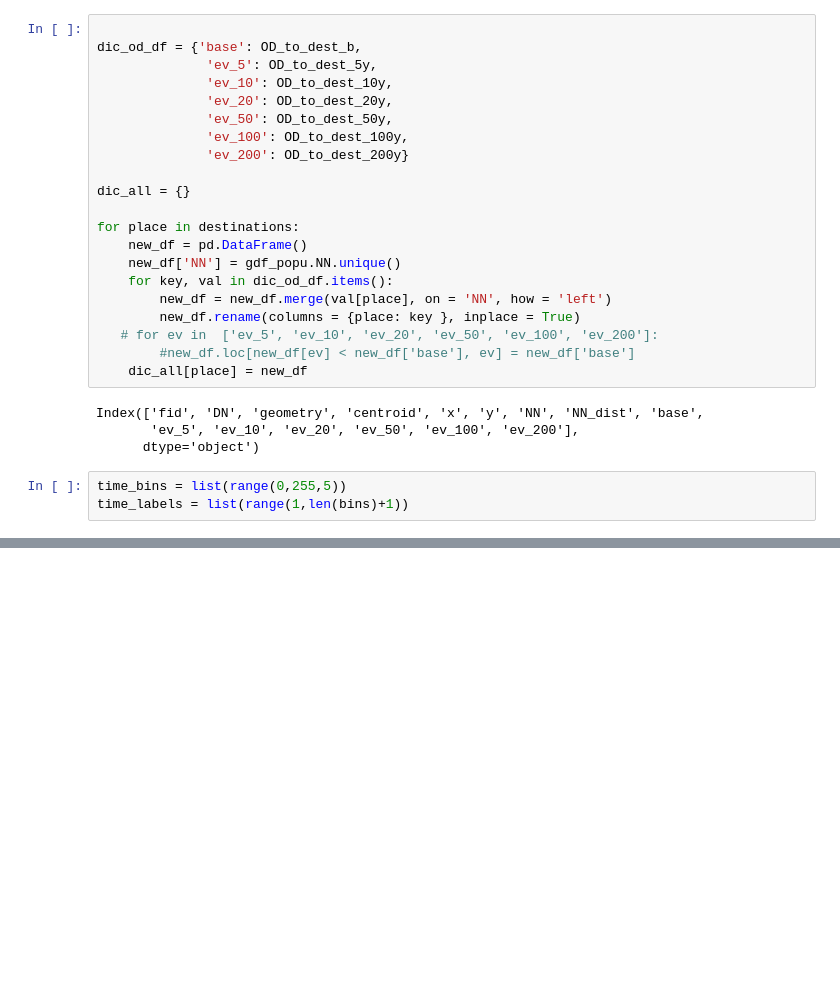
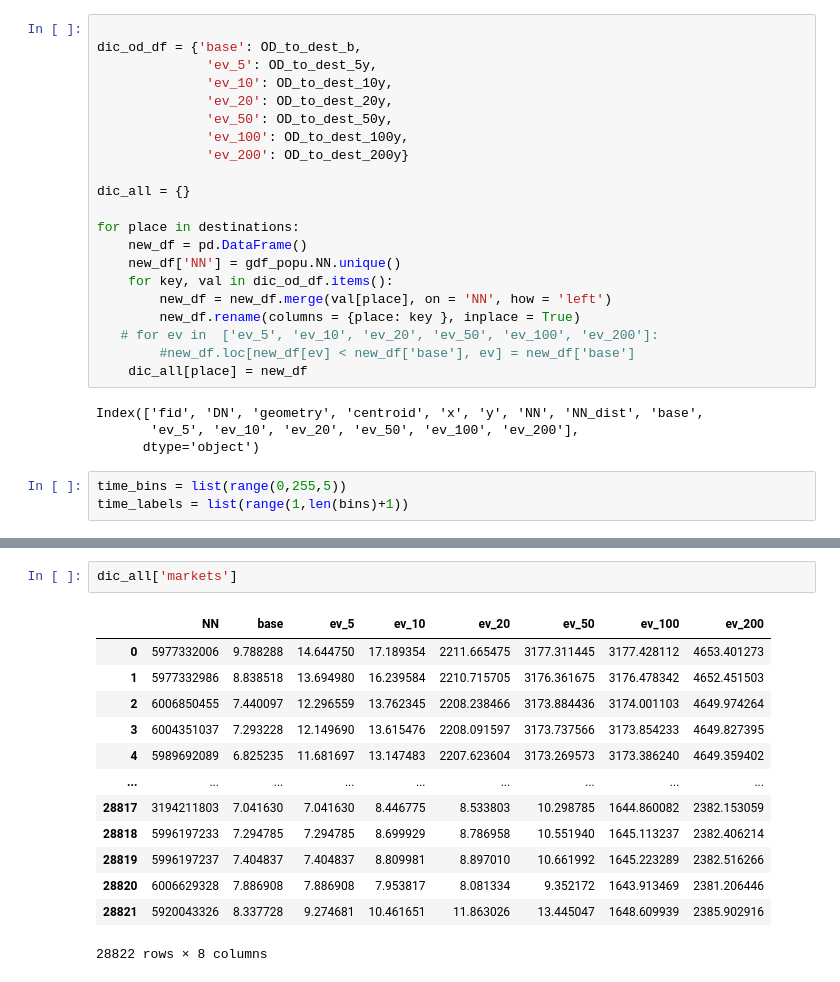
Before and after one commit to ccsuehara/ghana_access, a Jupyter notebook: scripts/create_graph.ipynb, the cells around one changed output, grey strips where cells are left out. Cells and saved outputs as stored; diff of their text form; blank space fills up the shorter version.

```diff
--- a/scripts/create_graph.ipynb
+++ b/scripts/create_graph.ipynb
@@ -646,0 +667,16 @@ dict_keys(['schools', 'health', 'police', 'fire', 'finance', 'markets'])
+# %%
+dic_all['markets']
+# %% [output]
+|  | NN | base | ev_5 | ev_10 | ev_20 | ev_50 | ev_100 | ev_200 |
+| 0 | 5977332006 | 9.788288 | 14.644750 | 17.189354 | 2211.665475 | 3177.311445 | 3177.428112 | 4653.401273 |
+| 1 | 5977332986 | 8.838518 | 13.694980 | 16.239584 | 2210.715705 | 3176.361675 | 3176.478342 | 4652.451503 |
+| 2 | 6006850455 | 7.440097 | 12.296559 | 13.762345 | 2208.238466 | 3173.884436 | 3174.001103 | 4649.974264 |
+| 3 | 6004351037 | 7.293228 | 12.149690 | 13.615476 | 2208.091597 | 3173.737566 | 3173.854233 | 4649.827395 |
+| 4 | 5989692089 | 6.825235 | 11.681697 | 13.147483 | 2207.623604 | 3173.269573 | 3173.386240 | 4649.359402 |
+| ... | ... | ... | ... | ... | ... | ... | ... | ... |
+| 28817 | 3194211803 | 7.041630 | 7.041630 | 8.446775 | 8.533803 | 10.298785 | 1644.860082 | 2382.153059 |
+| 28818 | 5996197233 | 7.294785 | 7.294785 | 8.699929 | 8.786958 | 10.551940 | 1645.113237 | 2382.406214 |
+| 28819 | 5996197237 | 7.404837 | 7.404837 | 8.809981 | 8.897010 | 10.661992 | 1645.223289 | 2382.516266 |
+| 28820 | 6006629328 | 7.886908 | 7.886908 | 7.953817 | 8.081334 | 9.352172 | 1643.913469 | 2381.206446 |
+| 28821 | 5920043326 | 8.337728 | 9.274681 | 10.461651 | 11.863026 | 13.445047 | 1648.609939 | 2385.902916 |
+28822 rows × 8 columns
```
Also changed, not shown: parts of 13 cells of this notebook, 1 other file.
